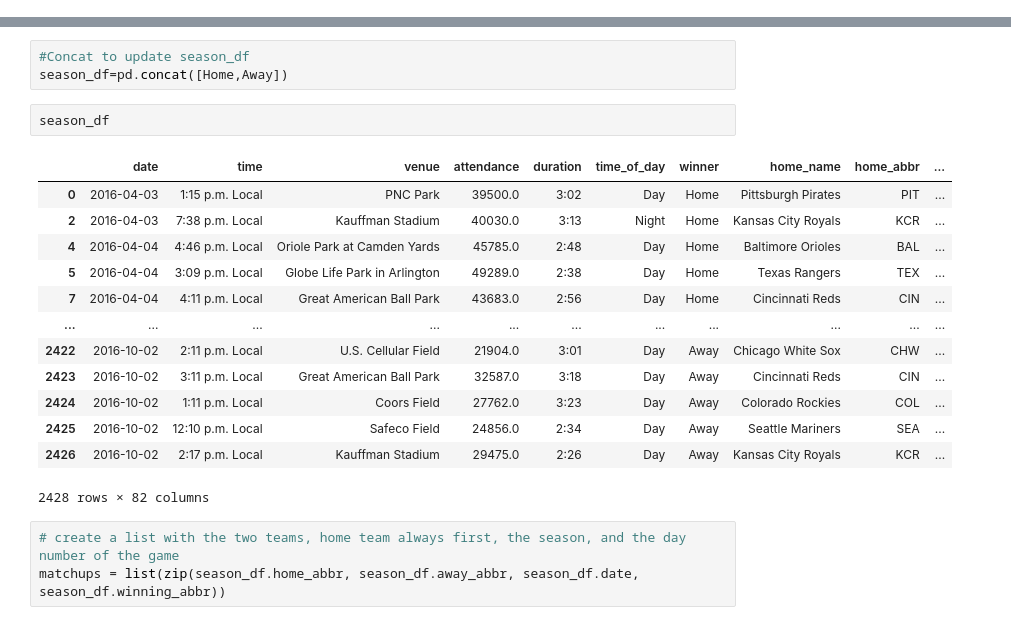
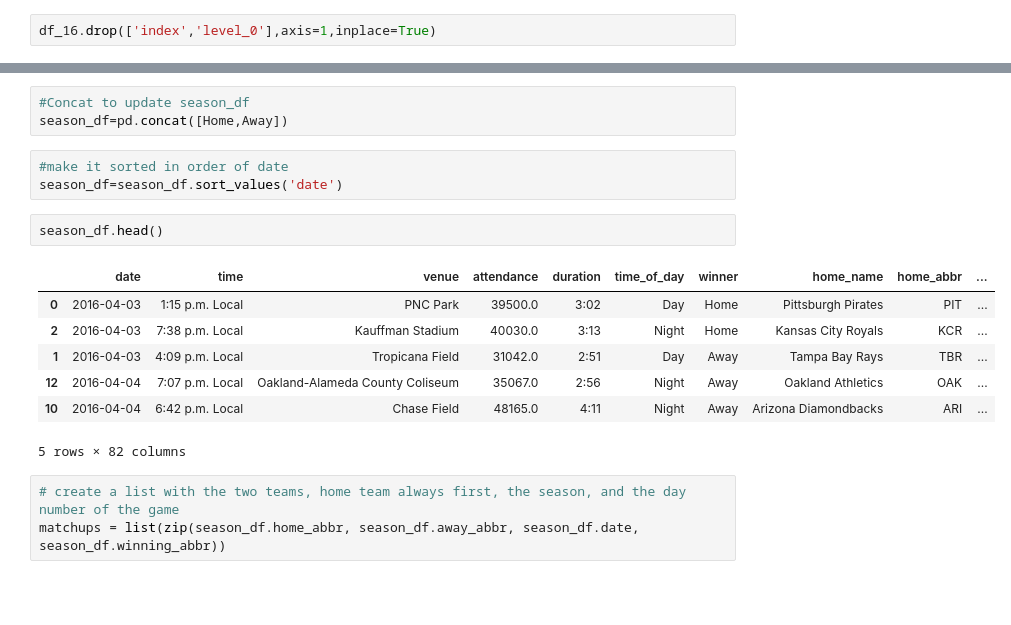
Before and after one commit to MatthewR1021/MLB_Classification, a Jupyter notebook: MLB_research.ipynb, the cells around one changed output, grey strips where cells are left out. Cells and saved outputs as stored; diff of their text form; blank space fills up the shorter version.

```diff
--- a/MLB_research.ipynb
+++ b/MLB_research.ipynb
@@ -421,3 +431,5 @@ subway
+# %%
+df_16.drop(['index','level_0'],axis=1,inplace=True)
 # %%
 #Reset the index
 df_16.reset_index(inplace=True)
@@ -479,22 +491,19 @@ See the caveats in the documentation: https://pandas.pydata.org/pandas-docs/stab
 # %%
 #Concat to update season_df
 season_df=pd.concat([Home,Away])
+# %%
+#make it sorted in order of date
+season_df=season_df.sort_values('date')
 # %%
-season_df
+season_df.head()
 # %% [output]
 |  | date | time | venue | attendance | duration | time_of_day | winner | home_name | home_abbr | ... |
 | 0 | 2016-04-03 | 1:15 p.m. Local | PNC Park | 39500.0 | 3:02 | Day | Home | Pittsburgh Pirates | PIT | ... |
 | 2 | 2016-04-03 | 7:38 p.m. Local | Kauffman Stadium | 40030.0 | 3:13 | Night | Home | Kansas City Royals | KCR | ... |
-| 4 | 2016-04-04 | 4:46 p.m. Local | Oriole Park at Camden Yards | 45785.0 | 2:48 | Day | Home | Baltimore Orioles | BAL | ... |
-| 5 | 2016-04-04 | 3:09 p.m. Local | Globe Life Park in Arlington | 49289.0 | 2:38 | Day | Home | Texas Rangers | TEX | ... |
-| 7 | 2016-04-04 | 4:11 p.m. Local | Great American Ball Park | 43683.0 | 2:56 | Day | Home | Cincinnati Reds | CIN | ... |
-| ... | ... | ... | ... | ... | ... | ... | ... | ... | ... | ... |
-| 2422 | 2016-10-02 | 2:11 p.m. Local | U.S. Cellular Field | 21904.0 | 3:01 | Day | Away | Chicago White Sox | CHW | ... |
-| 2423 | 2016-10-02 | 3:11 p.m. Local | Great American Ball Park | 32587.0 | 3:18 | Day | Away | Cincinnati Reds | CIN | ... |
-| 2424 | 2016-10-02 | 1:11 p.m. Local | Coors Field | 27762.0 | 3:23 | Day | Away | Colorado Rockies | COL | ... |
-| 2425 | 2016-10-02 | 12:10 p.m. Local | Safeco Field | 24856.0 | 2:34 | Day | Away | Seattle Mariners | SEA | ... |
-| 2426 | 2016-10-02 | 2:17 p.m. Local | Kauffman Stadium | 29475.0 | 2:26 | Day | Away | Kansas City Royals | KCR | ... |
+| 1 | 2016-04-03 | 4:09 p.m. Local | Tropicana Field | 31042.0 | 2:51 | Day | Away | Tampa Bay Rays | TBR | ... |
+| 12 | 2016-04-04 | 7:07 p.m. Local | Oakland-Alameda County Coliseum | 35067.0 | 2:56 | Night | Away | Oakland Athletics | OAK | ... |
+| 10 | 2016-04-04 | 6:42 p.m. Local | Chase Field | 48165.0 | 4:11 | Night | Away | Arizona Diamondbacks | ARI | ... |
-2428 rows × 82 columns
+5 rows × 82 columns
 # %%
 # create a list with the two teams, home team always first, the season, and the day number of the game
 matchups = list(zip(season_df.home_abbr, season_df.away_abbr, season_df.date, season_df.winning_abbr))
```
Also changed, not shown: parts of 19 cells of this notebook, 3 other files.
